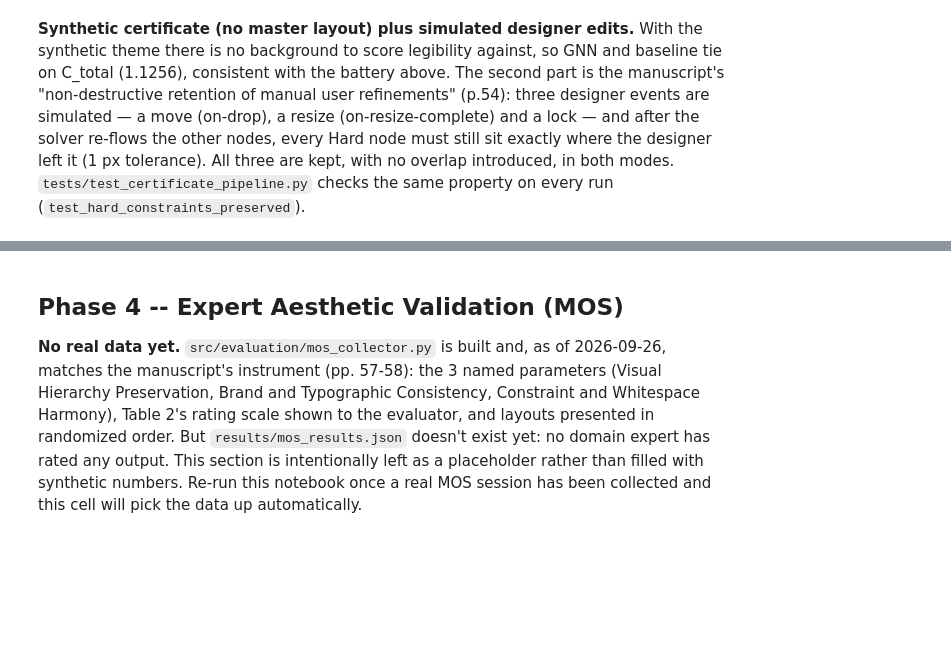
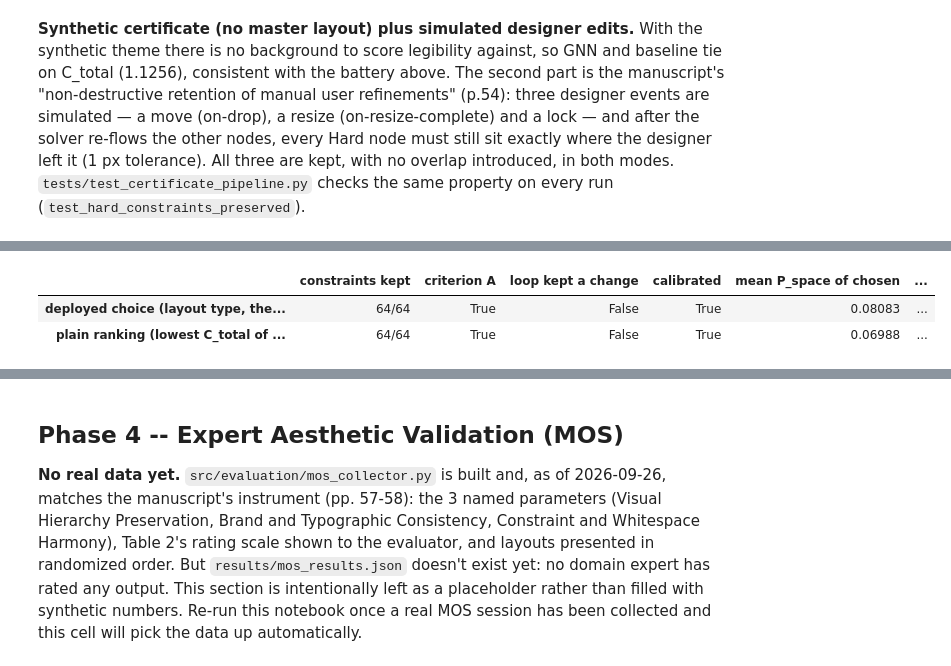
Before and after one commit to mrfahrenheit0528/themesync, a Jupyter notebook: notebooks/results_analysis.ipynb, the cells around one changed output, grey strips where cells are left out. Saved outputs shown, nothing was run; the diff lists cells and outputs as text; code cells hidden in the pictures; blank space fills up the shorter version.

```diff
--- a/notebooks/results_analysis.ipynb
+++ b/notebooks/results_analysis.ipynb
@@ -655,0 +673,23 @@ checks the same property on every run (`test_hard_constraints_preserved`).
+# %%
+with open(ROOT / "results/weight_calibration.json") as f:
+    cal = json.load(f)
+an = cal["analysis"]
+s = an["sanity"]
+print(f"Run {cal['timestamp']}: {s['runs']} runs; choices matching the Phase 4 packet: "
+      f"{s['choice_matches_phase4_packet']}/{s['runs']}; candidates breaking the constraints: "
+      f"{s['candidates_breaking_constraints']} of {s['runs'] * 6}")
+print("Deployed weights:", an["deployed_weights"])
+
+pd.DataFrame({
+    rule: {
+        "constraints kept": f"{a['at_deployed_weights']['constraints_kept']}/{a['at_deployed_weights']['constraints_possible']}",
+        "criterion A": a["criterion_a"],
+        "loop kept a change": bool(a["loop"]),
+        "calibrated": a["calibrated"],
+        "mean P_space of chosen": a["at_deployed_weights"]["P_space"],
+        "mean P_legibility of chosen": a["at_deployed_weights"]["P_legibility"],
+    }
+    for rule, a in [("deployed choice (layout type, then fitness)", an["deployed"]),
+                    ("plain ranking (lowest C_total of six)", an["plain"])]
+}).T
+# %% [output]
@@ -655,0 +698,3 @@ checks the same property on every run (`test_hard_constraints_preserved`).
+|  | constraints kept | criterion A | loop kept a change | calibrated | mean P_space of chosen | ... |
+| deployed choice (layout type, the... | 64/64 | True | False | True | 0.08083 | ... |
+| plain ranking (lowest C_total of ... | 64/64 | True | False | True | 0.06988 | ... |
```
Also changed, not shown: parts of 4 cells of this notebook.
